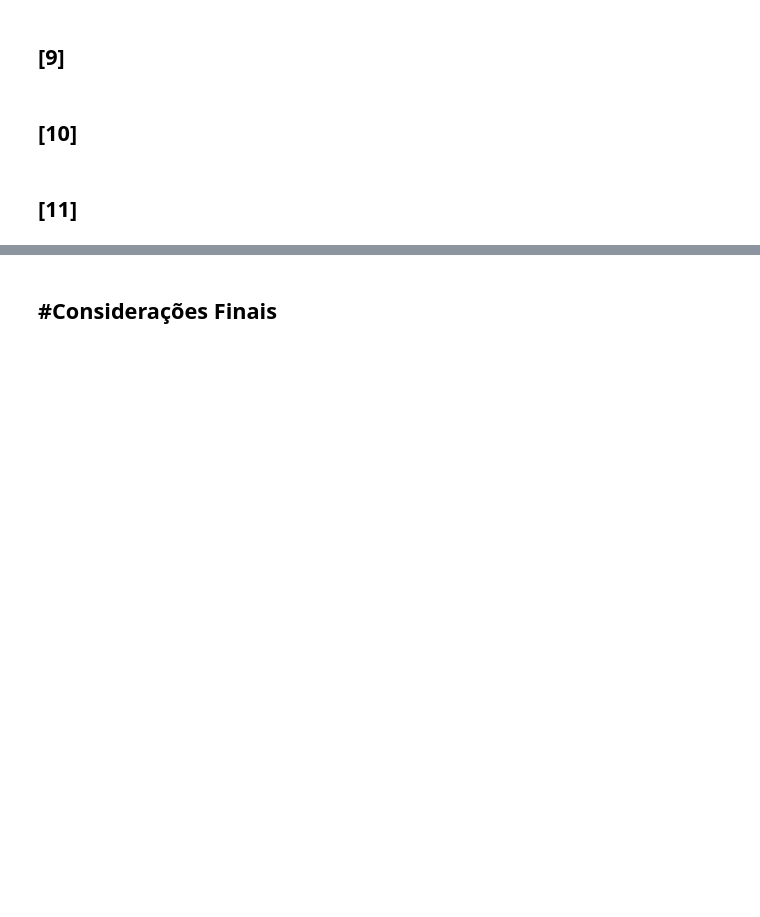
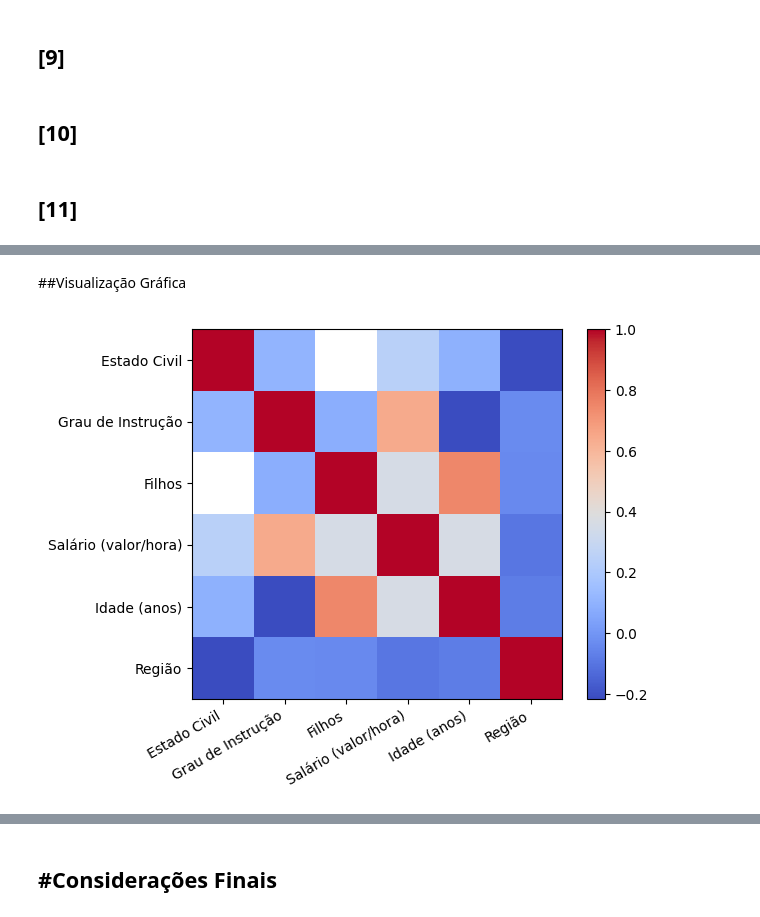
Before and after one commit to KlemDoug/FAD-M4, a Jupyter notebook: [M4]_Projeto_Extra.ipynb, the cells around one changed output, grey strips where cells are left out. Cells and saved outputs as stored; diff of their text form; code cells hidden in the pictures; blank space fills up the shorter version.

Commit message:
adição de correlações e heatmap

```diff
--- a/[M4]_Projeto_Extra.ipynb
+++ b/[M4]_Projeto_Extra.ipynb
@@ -219,0 +229,16 @@ display(condicoes)
+# %%
+#criando variável que armazena o mapeamento do atributo 'Estado Civil' para valores quantitativos
+map_estcivil={'solteiro': 1, 'casado': 2}
+milsacopia2['Estado Civil'] = milsacopia2['Estado Civil'].map(map_estcivil)
+# %%
+#criando variável que armazena o mapeamento do atributo 'Grau de Instrução' para valores quantitativos
+map_instr={'1o Grau': 1, '2o Grau': 2, 'Superior': 3}
+milsacopia2['Grau de Instrução'] = milsacopia2['Grau de Instrução'].map(map_instr)
+# %%
+#criando variável que armazena o mapeamento do atributo 'Região' para valores quantitativos
+map_reg={'capital': 1, 'interior': 2, 'outro': 3}
+milsacopia2['Região'] = milsacopia2['Região'].map(map_reg)
+# %%
+#criando variável que armazena a matriz de correlação entre todos os atributos do database
+corrmilsa = milsacopia2.corr()
+display(corrmilsa)
@@ -219,0 +253,18 @@ display(condicoes)
+# %% [markdown]
+##Visualização Gráfica
+# %%
+#criando o gráfico de calor a partir da matriz de correlação anterior 'corrmilsa'
+fig, ax = plt.subplots()
+heatmap = ax.imshow(corrmilsa, cmap='coolwarm')
+#ajustando os eixos
+ax.set_xticks(np.arange(corrmilsa.shape[1]))
+ax.set_yticks(np.arange(corrmilsa.shape[0]))
+ax.set_xticklabels(corrmilsa.columns)
+ax.set_yticklabels(corrmilsa.columns)
+plt.xticks(rotation=30, ha='right')
+#adicionando barra de cores
+cbar = plt.colorbar(heatmap)
+#visualizando o gráfico
+plt.show()
+# %% [output]
+[figure, added]
```
Also changed, not shown: parts of 7 cells of this notebook.
